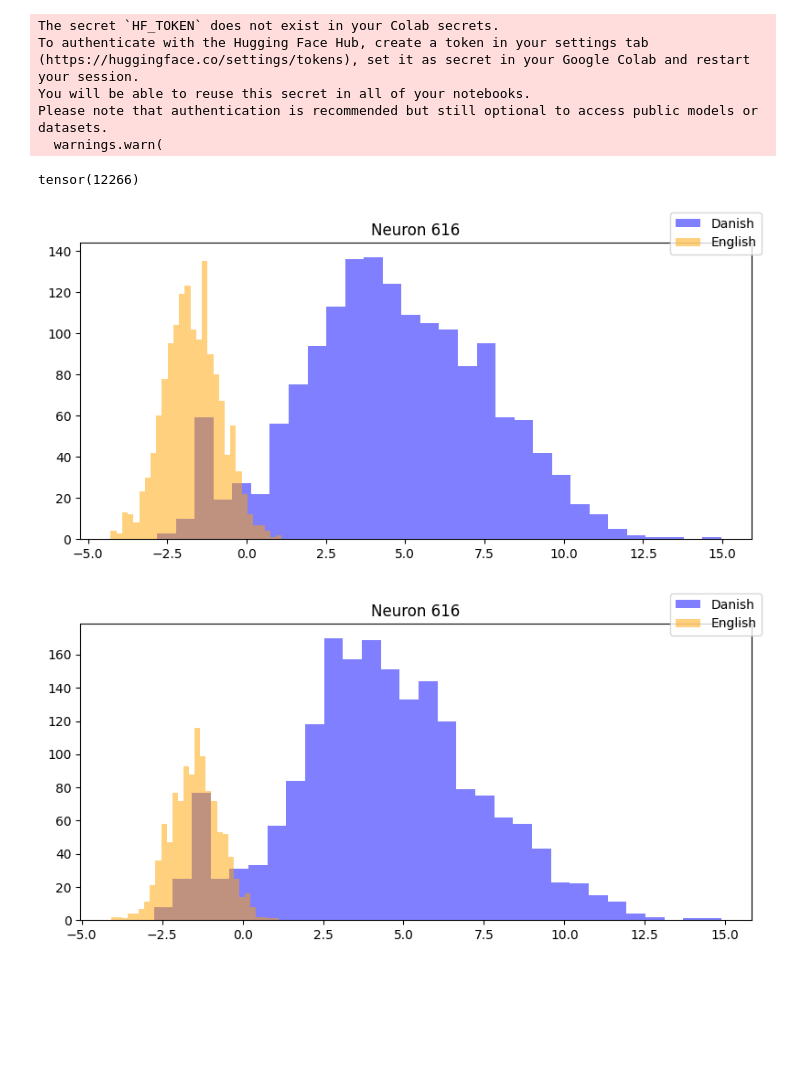
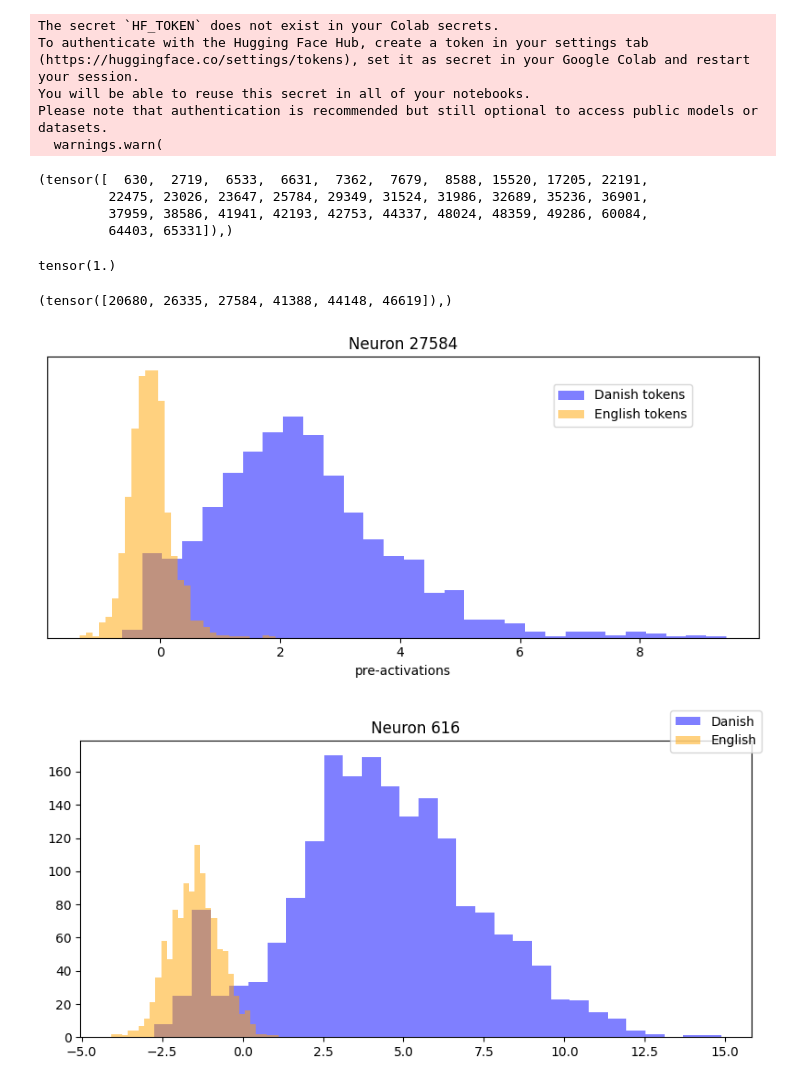
Before and after one commit to MarkusSibbesen/mechinterp_research_project, a Jupyter notebook: analyzing_sparse_autoencoders.ipynb, the cells around one changed output. Cells and saved outputs as stored; diff of their text form; code cells hidden in the pictures; blank space fills up the shorter version.

```diff
--- a/analyzing_sparse_autoencoders.ipynb
+++ b/analyzing_sparse_autoencoders.ipynb
@@ -134,11 +87,11 @@ class SAE_topk(nn.Module):
 # %%
-expansion_factor = 4
-k = int(np.sqrt(input_size * expansion_factor))
-
+expansion_factor = 8
 meta_data = {
     'input_size': input_size,
     'hidden_size': input_size * expansion_factor,
-    'k': k
+    'k': 32,
+    "pre_encoder_bias": True,
+    "same_W": False
 }
 
 sae = SAE_topk(meta_data=meta_data).to(device)
@@ -208,7 +161,7 @@ def rgb_text(text, r, g, b, background=False):
         if (r + g + b) / 3 > 128:
             return f"\033[38;2;0;0;0m\033[48;2;{r};{g};{b}m{text}\033[0m"
         else:
-            return f"\033[48;2;{r};{g};{b}m{text}\033[0m"
+            return f"\033[38;2;255;255;255m\033[48;2;{r};{g};{b}m{text}\033[0m"
     return f"\033[38;2;{r};{g};{b}m{text}\033[0m"
 
 
@@ -222,12 +175,12 @@ def print_colored_preacts(tokens, preacts, neuron, tokenizer, stop_after=100):
         if idx % 20 == 0:
             print('')
         formatted = format_chars(tokenizer.convert_ids_to_tokens(token))
-        value = preact[neuron].item() / 12
+        value = preact[neuron].item()
 
         if value > 0:
-            print(rgb_text(formatted, r=int(abs(value) * 255), g=0, b=0, background=True), end='')
+            print(rgb_text(formatted, r=int((abs(value) / 10) * 255), g=0, b=0, background=True), end='')
         else:
-            print(rgb_text(formatted, r=0, g=0, b=int(abs(value) * 255), background=True), end='')
+            print(rgb_text(formatted, r=0, g=0, b=int((abs(value) / 3) * 255), background=True), end='')
 
 
 def print_colored_acts(tokens, acts, neuron, tokenizer, stop_after=100):
@@ -244,11 +197,11 @@ def print_colored_acts(tokens, acts, neuron, tokenizer, stop_after=100):
         if value:
             print(rgb_text(formatted, r=255, g=0, b=0, background=True), end='')
         else:
-            print(rgb_text(formatted, r=0, g=0, b=0, background=True), end='')
+            print(formatted, end='')
 
 
 
-def plot_difference_by_neuron(da_preacts, en_preacts, neuron):
+def plot_difference_by_neuron(da_preacts, en_preacts, neuron, output_file=None):
 
     da_preacts_tnsr = torch.stack(da_preacts).detach().cpu()
     en_preacts_tnsr = torch.stack(en_preacts).detach().cpu()
@@ -256,13 +209,18 @@ def plot_difference_by_neuron(da_preacts, en_preacts, neuron):
     fig, ax = plt.subplots(1, 1, figsize=(8, 4))
 
     ax.set_title(f'Neuron {neuron}')
-    ax.hist(da_preacts_tnsr[:, neuron], bins=30, alpha=0.5, color='blue', label='Danish')
-    ax.hist(en_preacts_tnsr[:, neuron], bins=30, alpha=0.5, color='orange', label='English')
+    ax.hist(da_preacts_tnsr[:, neuron], bins=30, alpha=0.5, color='blue', label='Danish tokens')
+    ax.hist(en_preacts_tnsr[:, neuron], bins=30, alpha=0.5, color='orange', label='English tokens')
+    ax.set_yticks([])
+    ax.set_xlabel('pre-activations')
 
-    fig.legend()
+    fig.legend(loc='upper right', bbox_to_anchor=(0.9, 0.85))
 
     fig.tight_layout()
     fig.show()
+
+    if output_file:
+        fig.savefig(output_file, dpi=300)
 # %%
 # for identifying neurons overrepresented in one language
 
@@ -280,10 +238,17 @@ dataset = TextClassificationDataset.from_tmx(data_path, 'da', 'en')
 da_acts2, da_preacts2, da_tokens2, en_acts2, en_preacts2, en_tokens2 = get_biling_acts(dataset, model, tokenizer, stop_after=100)
 # %%
 da_acts_tnsr = torch.stack(da_acts)
-# %%
-sum(da_acts_tnsr.sum(dim=0) > 0)
-# %% [output]
-tensor(12266)
+# %%
+torch.where(da_acts[0] > 0)
+# %% [output]
+(tensor([  630,  2719,  6533,  6631,  7362,  7679,  8588, 15520, 17205, 22191,
+         22475, 23026, 23647, 25784, 29349, 31524, 31986, 32689, 35236, 36901,
+         37959, 38586, 41941, 42193, 42753, 44337, 48024, 48359, 49286, 60084,
+         64403, 65331]),)
+# %%
+da_acts[0][630]
+# %% [output]
+tensor(1.)
 # %%
 # getting overrepresented neurons
 
@@ -291,10 +256,14 @@ avg_da = sum(da_acts) / len(da_acts)
 avg_en = sum(en_acts) / len(en_acts)
 
 max_diff_neuron = torch.argmax(avg_da - avg_en).item()
+# %%
+torch.where(avg_da - avg_en > 0.5)
+# %% [output]
+(tensor([20680, 26335, 27584, 41388, 44148, 46619]),)
 # %%
-plot_difference_by_neuron(da_preacts, en_preacts, max_diff_neuron)
+plot_difference_by_neuron(da_preacts, en_preacts, 27584)
 # %% [output]
-[figure, old version]
+[figure, new version]
 # %%
 plot_difference_by_neuron(da_preacts2, en_preacts2, max_diff_neuron)
 # %% [output]
```
Also changed, not shown: parts of 4 cells of this notebook.
